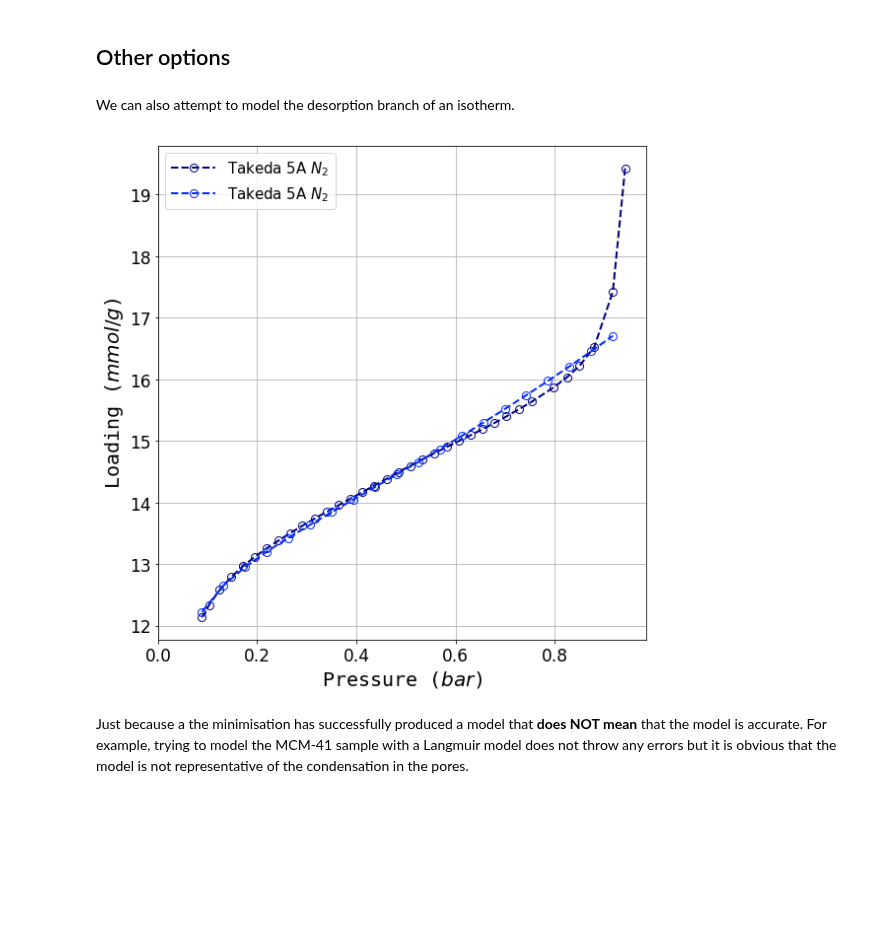
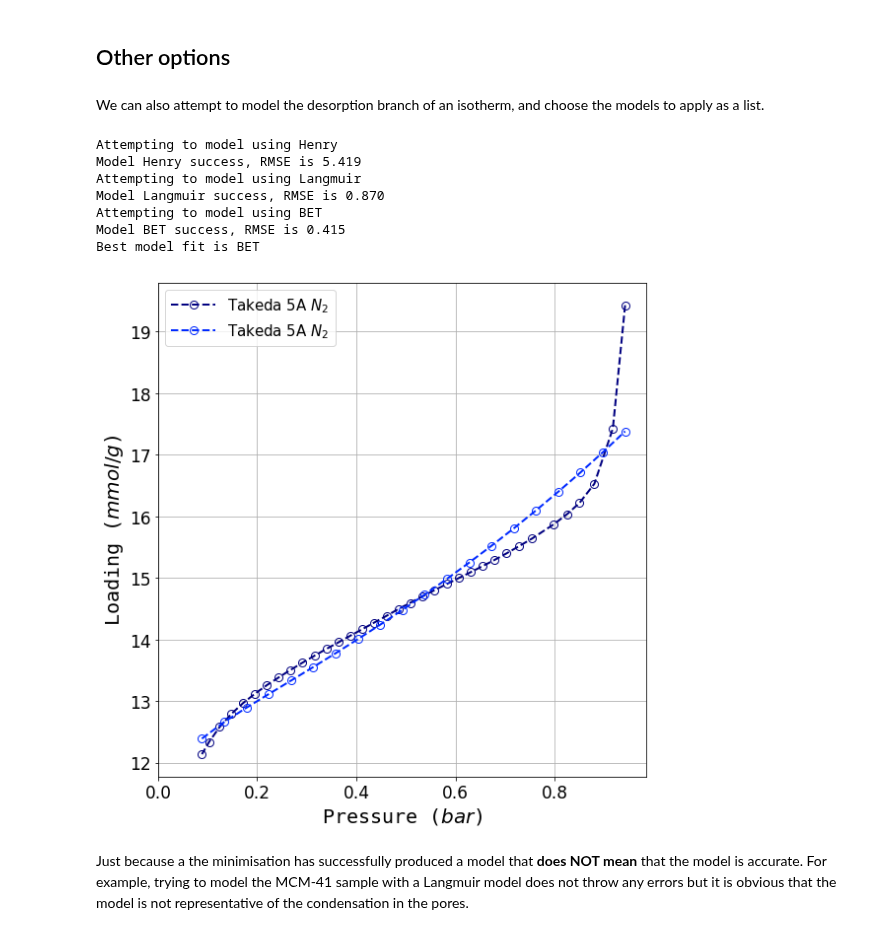
Before and after one commit to pauliacomi/pyGAPS, a Jupyter notebook: docs/examples/modelling.ipynb, the cells around one changed output. Saved outputs shown, nothing was run; the diff lists cells and outputs as text; code cells hidden in the pictures; blank space fills up the shorter version.

Commit message:
rewrite modelling for new guess parameters

```diff
--- a/docs/examples/modelling.ipynb
+++ b/docs/examples/modelling.ipynb
@@ -120,18 +119,25 @@ We can see that most models failed, but the BET model has been correctly identif
 # %% [markdown]
 ## Other options
 # %% [markdown]
-We can also attempt to model the desorption branch of an isotherm.
+We can also attempt to model the desorption branch of an isotherm, and choose the models to apply as a list.
 # %%
 isotherm = next(i for i in isotherms_n2_77k if i.material_name=='Takeda 5A')
 
 model = pygaps.ModelIsotherm.from_pointisotherm(isotherm,
-                                                guess_model=True,
-                                                branch='des')
+                                                guess_model=['Henry', 'BET', 'Langmuir'],
+                                                branch='des', verbose=True)
 
 pygaps.plot_iso([isotherm, model], branch='des')
 plt.show()
 # %% [output]
+Attempting to model using Henry
+Model Henry success, RMSE is 5.419
+Attempting to model using Langmuir
+Model Langmuir success, RMSE is 0.870
+Attempting to model using BET
+Model BET success, RMSE is 0.415
+Best model fit is BET
-[figure, old version]
+[figure, new version]
 # %% [markdown]
 Just because a the minimisation has successfully produced a model that **does NOT mean** that the model is accurate. For example, trying to model the MCM-41 sample with a Langmuir model does not throw any errors but it is obvious that the model is not representative of the condensation in the pores.
 # %%
```
Also changed, not shown: parts of 3 cells of this notebook, 1 other file.
